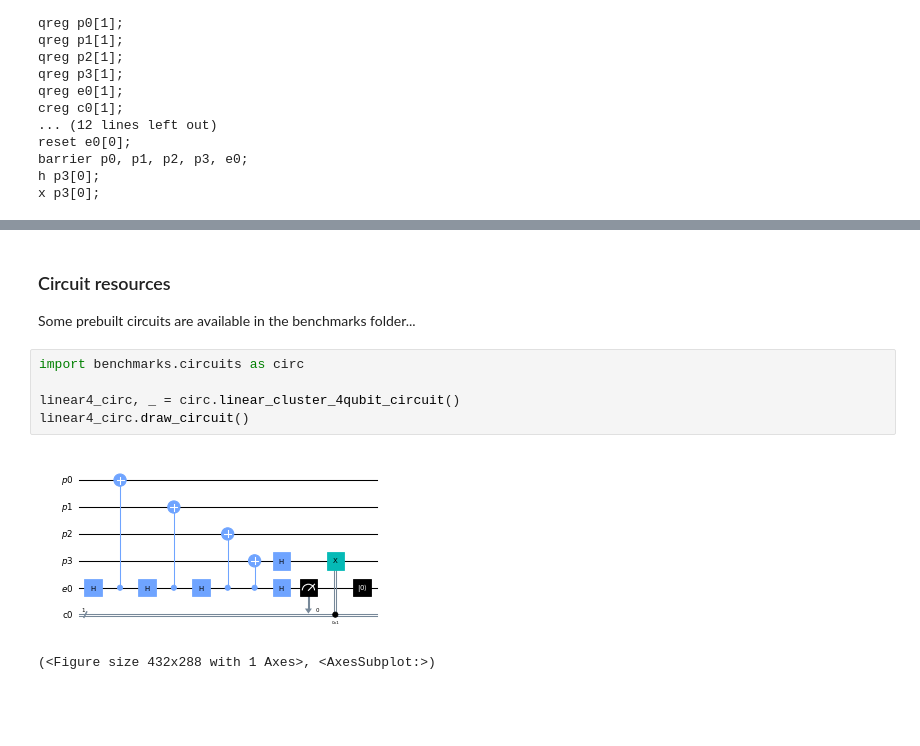
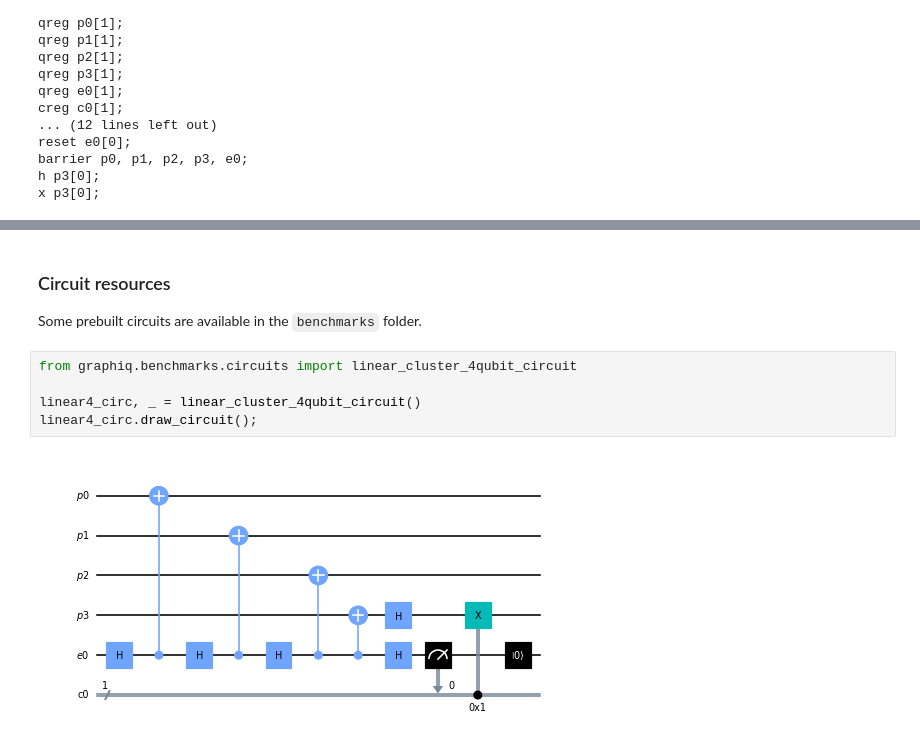
Before and after one commit to graphiq-dev/graphiq, a Jupyter notebook: docs/examples/startup_guide/1_circuits.ipynb, the cells around one changed output, grey strips where cells are left out. Cells and saved outputs as stored; diff of their text form; blank space fills up the shorter version.

```diff
--- a/docs/examples/startup_guide/1_circuits.ipynb
+++ b/docs/examples/startup_guide/1_circuits.ipynb
@@ -247,12 +224,11 @@ circuit_copy.draw_circuit()
 # %% [markdown]
 ### Circuit resources
 
-Some prebuilt circuits are available in the benchmarks folder...
+Some prebuilt circuits are available in the `benchmarks` folder.
 # %%
-import benchmarks.circuits as circ
+from graphiq.benchmarks.circuits import linear_cluster_4qubit_circuit
 
-linear4_circ, _ = circ.linear_cluster_4qubit_circuit()
-linear4_circ.draw_circuit()
+linear4_circ, _ = linear_cluster_4qubit_circuit()
+linear4_circ.draw_circuit();
 # %% [output]
-[figure, old version]
+[figure, new version]
-(<Figure size 432x288 with 1 Axes>, <AxesSubplot:>)
```
Also changed, not shown: parts of 12 cells of this notebook, 4 other files.
